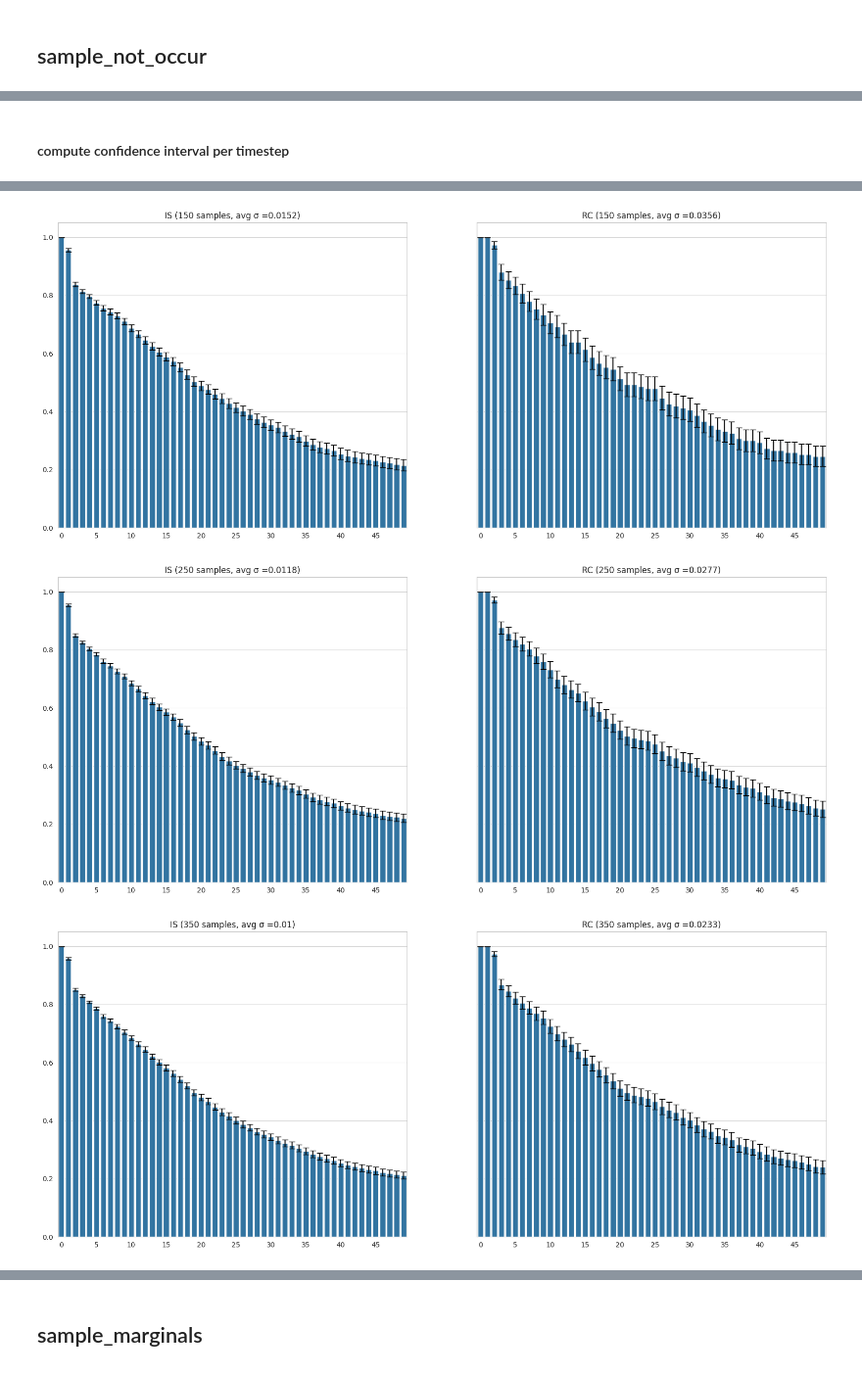
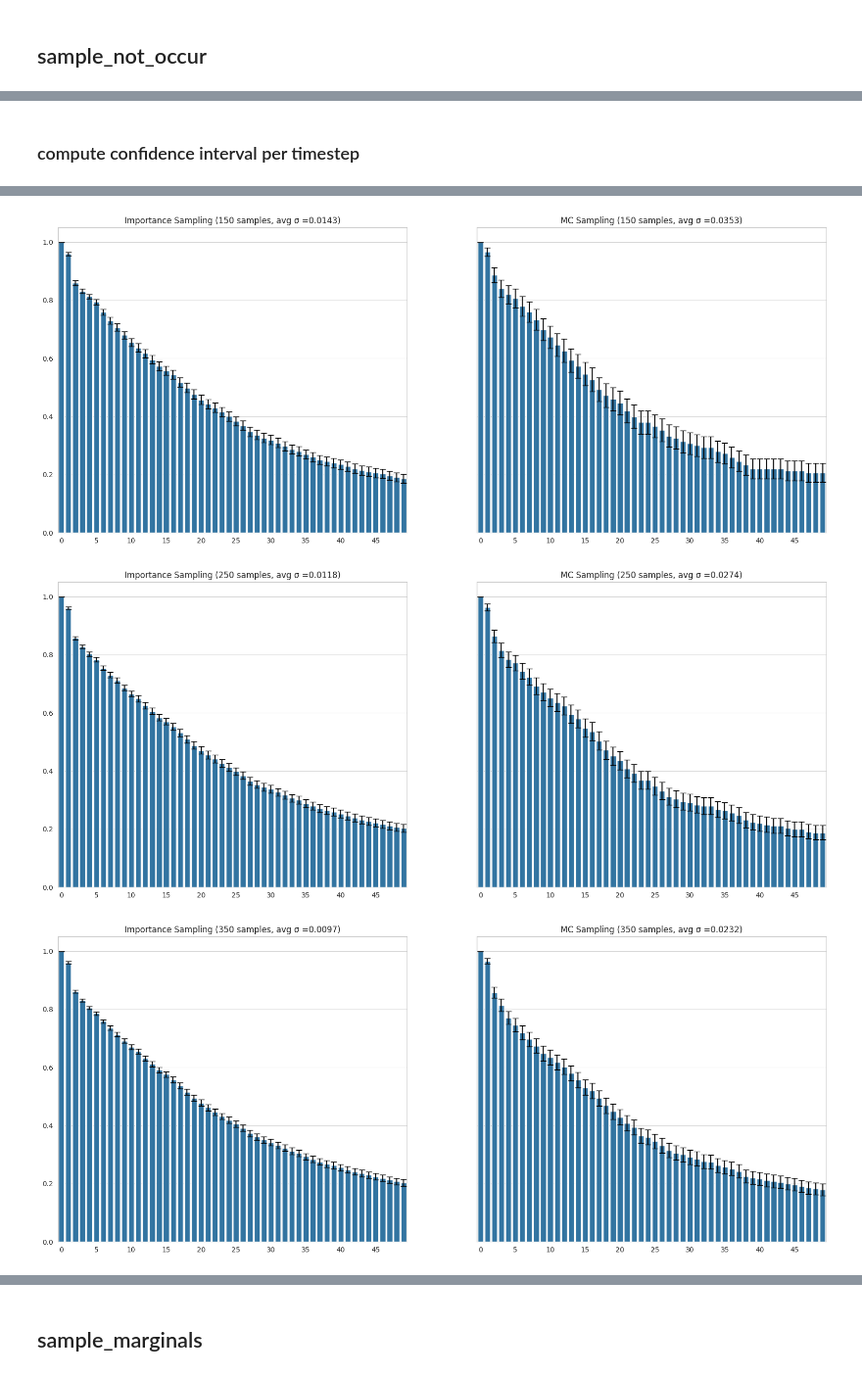
Before and after one commit to PastelBelem8/constrained-decoding, a Jupyter notebook: scripts/notebooks/convergence-plots.ipynb, the cells around one changed output, grey strips where cells are left out. Shown at 98% size. Drawn from its saved outputs; the diff is of its cells as text; code cells hidden in the pictures.

```diff
--- a/scripts/notebooks/convergence-plots.ipynb
+++ b/scripts/notebooks/convergence-plots.ipynb
@@ -118,14 +117,24 @@ Pad token id: 50256
 # %% [markdown]
 ## sample_not_occur
 # %%
-NUM_SEQUENCES = 5120
+NUM_SEQUENCES = 2560
 
 estimate_not_occur_kwargs = {
-    # "input_str": "Hello! My name is",
     "input_str": "He is such a",
     "avoid_terms": ". . , ! ?",
+
+    # "input_str": "Hello! My name is",
+    # "avoid_terms": ". . , ! ?",
+
+    # "input_str": "It's not you, it's",
+    # "avoid_terms": " me I not",
+
+    # "input_str": "The movie was great!",
+    # "avoid_terms": "positive",
+
+
     "num_sequences": NUM_SEQUENCES,
-    "batch_size": 128, # 40 iterations
+    "batch_size": 32, # 80 iterations
     "max_num_tokens": 50,
     "seed": 97163,
 }
@@ -158,19 +247,18 @@ plot_convergence_plots(
 # %% [markdown]
-#### compute confidence interval per timestep
+### compute confidence interval per timestep
 # %%
 for i in range(50, 1000, 100):
     is_probs = [p[:i,:] for p in results_is.probs]
     mc_probs = [p[:i,:] for p in results_mc.probs]
 
-    is_mean, is_std = sampler_is.compute_confidence_intervals(is_probs, width=1)
-    mc_mean, mc_std = sampler_mc.compute_confidence_intervals(mc_probs, width=1)
-
+    is_mean, is_std = sampler_is.compute_confidence_intervals(is_probs, width=2)
+    mc_mean, mc_std = sampler_mc.compute_confidence_intervals(mc_probs, width=2)
 
 
     barplot_ncol(
         values=[is_mean, mc_mean],
         stds=[is_std, mc_std],
-        titles=[f"IS ({i} samples, avg σ ={round(np.mean(is_std), 4)})", f"RC ({i} samples, avg σ ={round(np.mean(mc_std), 4)})"],
+        titles=[f"Importance Sampling ({i} samples, avg σ ={round(np.mean(is_std), 4)})", f"MC Sampling ({i} samples, avg σ ={round(np.mean(mc_std), 4)})"],
         figsize=(20, 8)
     )
 # %% [output]
@@ -178,3 +266,3 @@ for i in range(50, 1000, 100):
-[figure, old version]
+[figure, new version]
-[figure, old version]
+[figure, new version]
-[figure, old version]
+[figure, new version]
```
Also changed, not shown: parts of 22 cells of this notebook.
